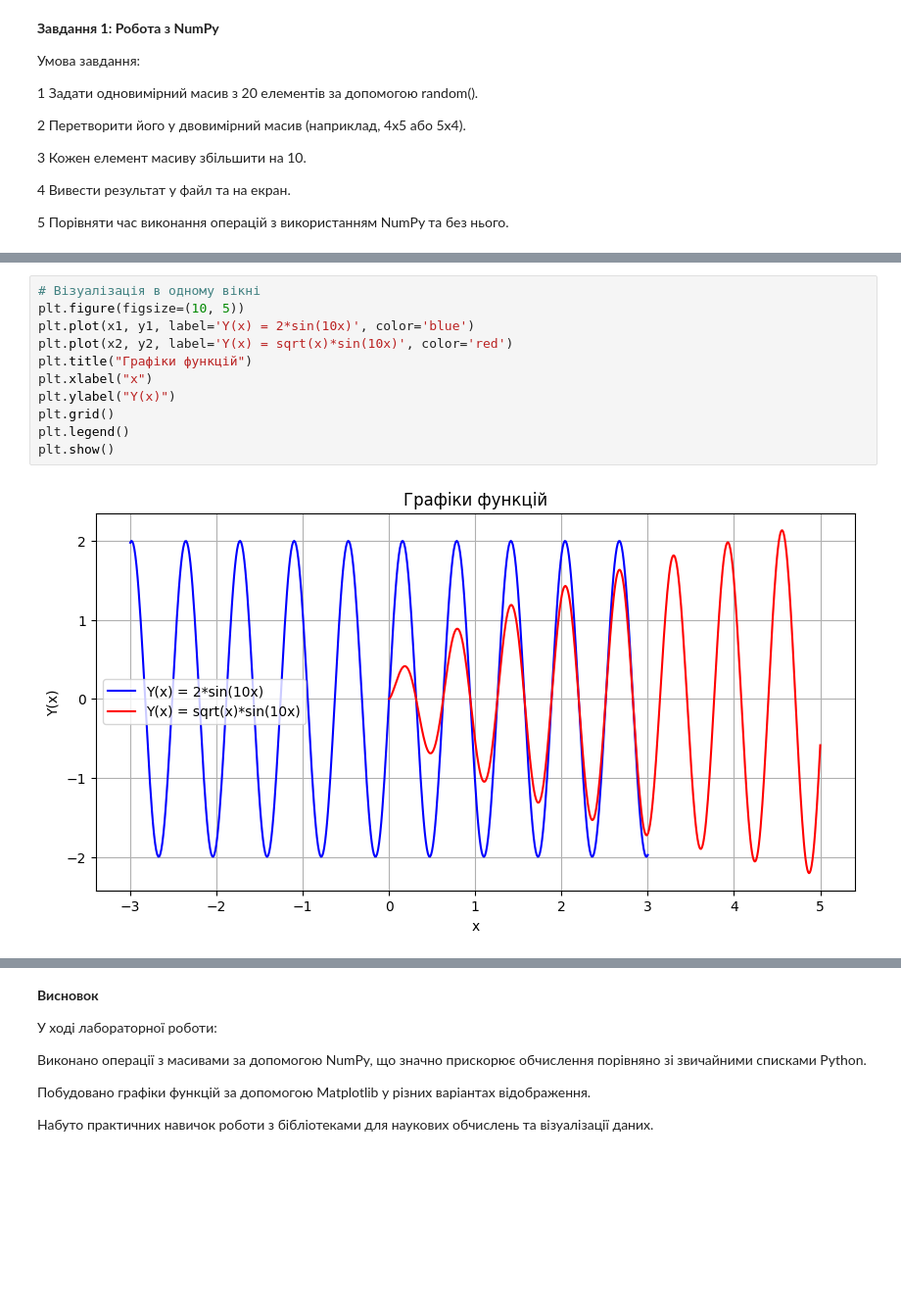
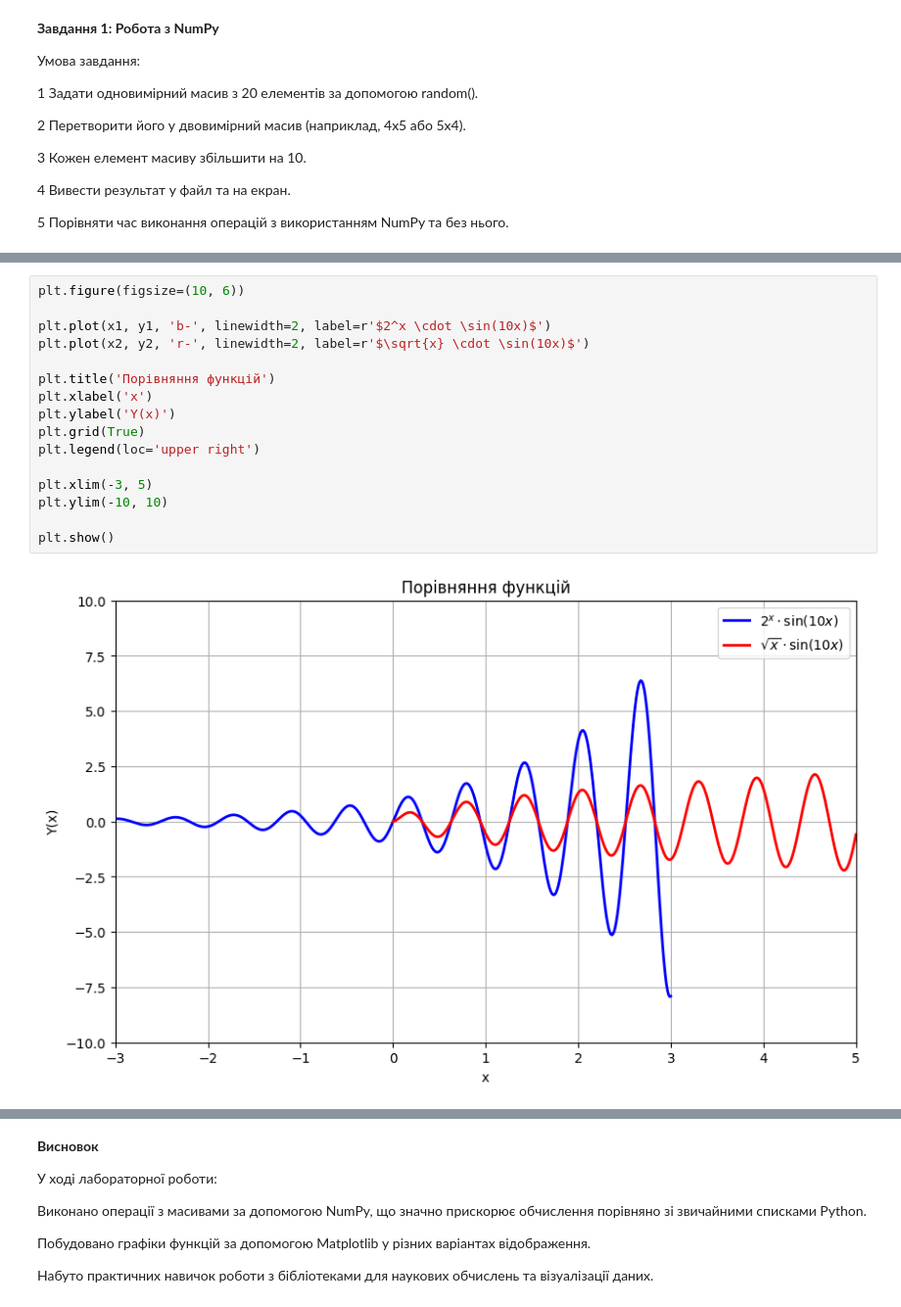
Before and after one commit to mssamoilenko/PythonAnalytic, a Jupyter notebook: LabPythonAnalytic.ipynb, the cells around one changed output, grey strips where cells are left out. Shown: that part at 98% size. Drawn from its saved outputs; the diff is of its cells as text; blank space fills up the shorter version.

```diff
--- a/LabPythonAnalytic.ipynb
+++ b/LabPythonAnalytic.ipynb
@@ -132,13 +140,18 @@ y2 = np.sqrt(x2) * np.sin(10 * x2)
 # %%
-# Візуалізація в одному вікні
-plt.figure(figsize=(10, 5))
-plt.plot(x1, y1, label='Y(x) = 2*sin(10x)', color='blue')
-plt.plot(x2, y2, label='Y(x) = sqrt(x)*sin(10x)', color='red')
-plt.title("Графіки функцій")
-plt.xlabel("x")
-plt.ylabel("Y(x)")
-plt.grid()
-plt.legend()
+plt.figure(figsize=(10, 6))
+
+plt.plot(x1, y1, 'b-', linewidth=2, label=r'$2^x \cdot \sin(10x)$')
+plt.plot(x2, y2, 'r-', linewidth=2, label=r'$\sqrt{x} \cdot \sin(10x)$')
+
+plt.title('Порівняння функцій')
+plt.xlabel('x')
+plt.ylabel('Y(x)')
+plt.grid(True)
+plt.legend(loc='upper right')
+
+plt.xlim(-3, 5)
+plt.ylim(-10, 10)
+
 plt.show()
 # %% [output]
-[figure, old version]
+[figure, new version]
```
Also changed, not shown: parts of 9 cells of this notebook.
